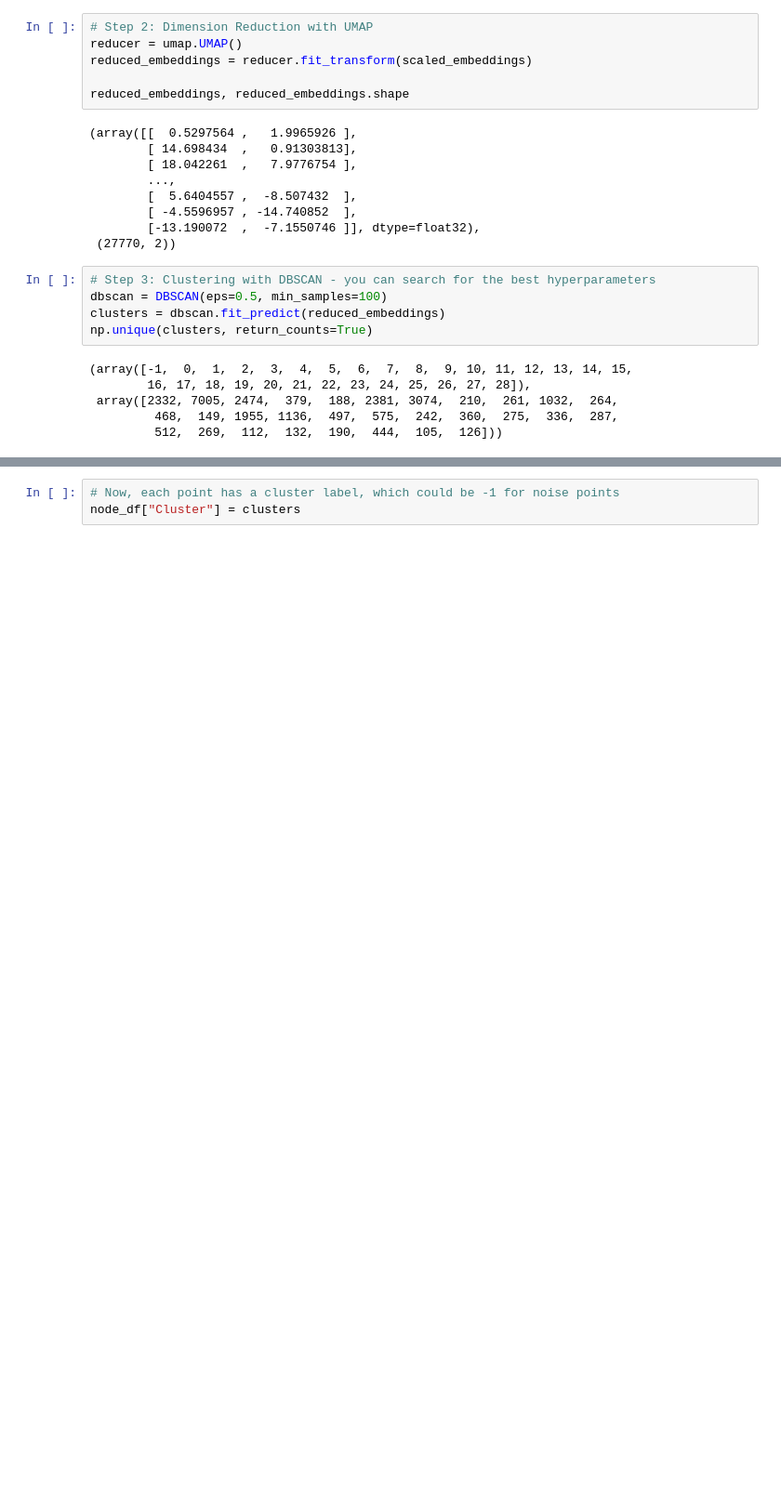
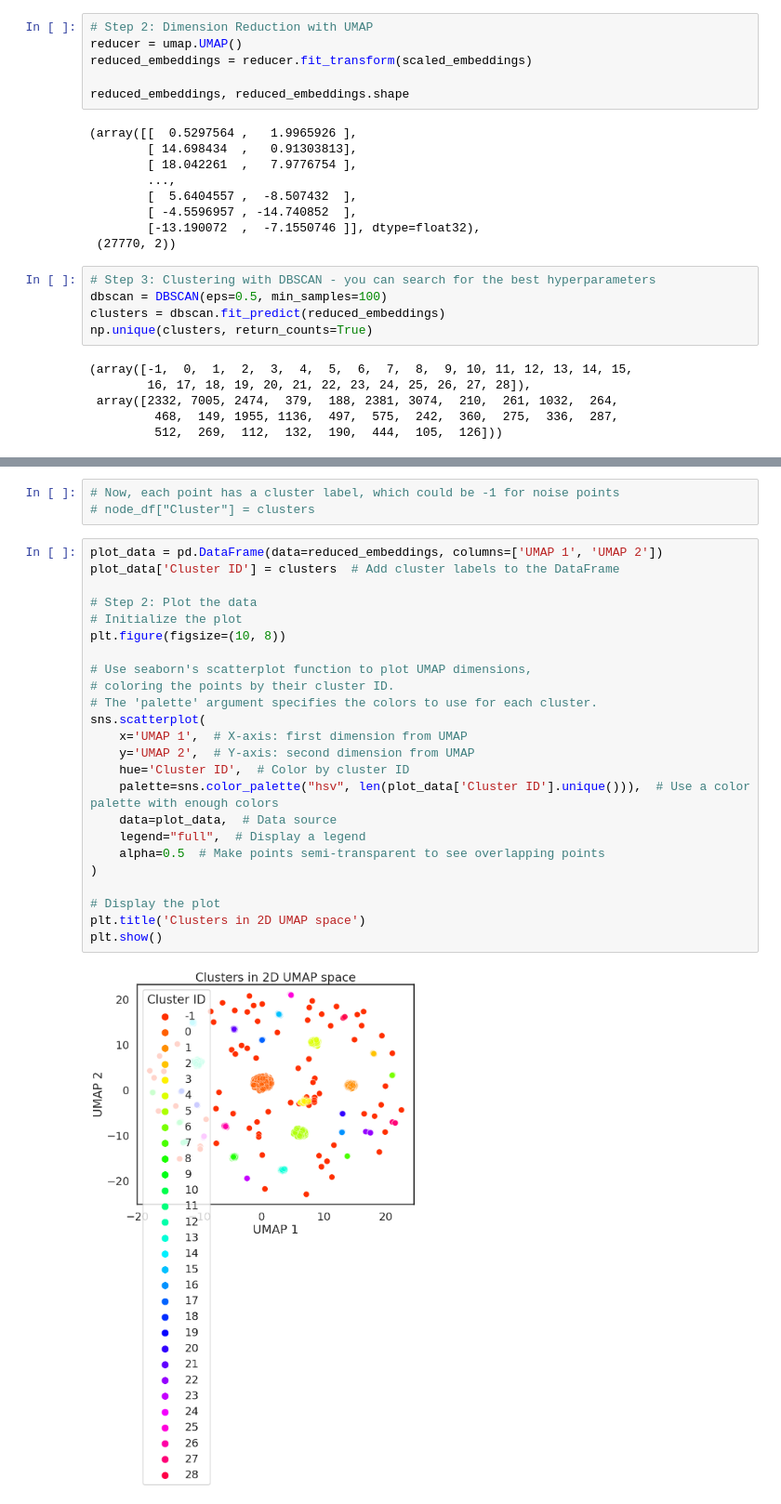
Before and after one commit to Graphlet-AI/graphml-class, a Jupyter notebook: Part 1 - Knowledge Graph Construction.ipynb, the cells around one changed output, grey strips where cells are left out. Shown at 93% size. Saved outputs shown, nothing was run; the diff lists cells and outputs as text; blank space fills up the shorter version.

Commit message:
First pass at visualizing my clusters, must inspect DataFrame again and adjust DBSCAN parameters.

```diff
--- a/Part 1 - Knowledge Graph Construction.ipynb
+++ b/Part 1 - Knowledge Graph Construction.ipynb
@@ -805,4 +806,30 @@ node_df[["Journal-ref", "Journal-ref-Letters", "Journal-ref-Classes", "Journal-r
 | 9 | Nucl.Phys. B442 (1995) 47-63 | NuclPhysB | 17 | 1 |
 # %%
 # Now, each point has a cluster label, which could be -1 for noise points
-node_df["Cluster"] = clusters
+# node_df["Cluster"] = clusters
+# %%
+plot_data = pd.DataFrame(data=reduced_embeddings, columns=['UMAP 1', 'UMAP 2'])
+plot_data['Cluster ID'] = clusters  # Add cluster labels to the DataFrame
+
+# Step 2: Plot the data
+# Initialize the plot
+plt.figure(figsize=(10, 8))
+
+# Use seaborn's scatterplot function to plot UMAP dimensions,
+# coloring the points by their cluster ID.
+# The 'palette' argument specifies the colors to use for each cluster.
+sns.scatterplot(
+    x='UMAP 1',  # X-axis: first dimension from UMAP
+    y='UMAP 2',  # Y-axis: second dimension from UMAP
+    hue='Cluster ID',  # Color by cluster ID
+    palette=sns.color_palette("hsv", len(plot_data['Cluster ID'].unique())),  # Use a color palette with enough colors
+    data=plot_data,  # Data source
+    legend="full",  # Display a legend
+    alpha=0.5  # Make points semi-transparent to see overlapping points
+)
+
+# Display the plot
+plt.title('Clusters in 2D UMAP space')
+plt.show()
+# %% [output]
+[figure, added]
```
Also changed, not shown: parts of 3 cells of this notebook.
